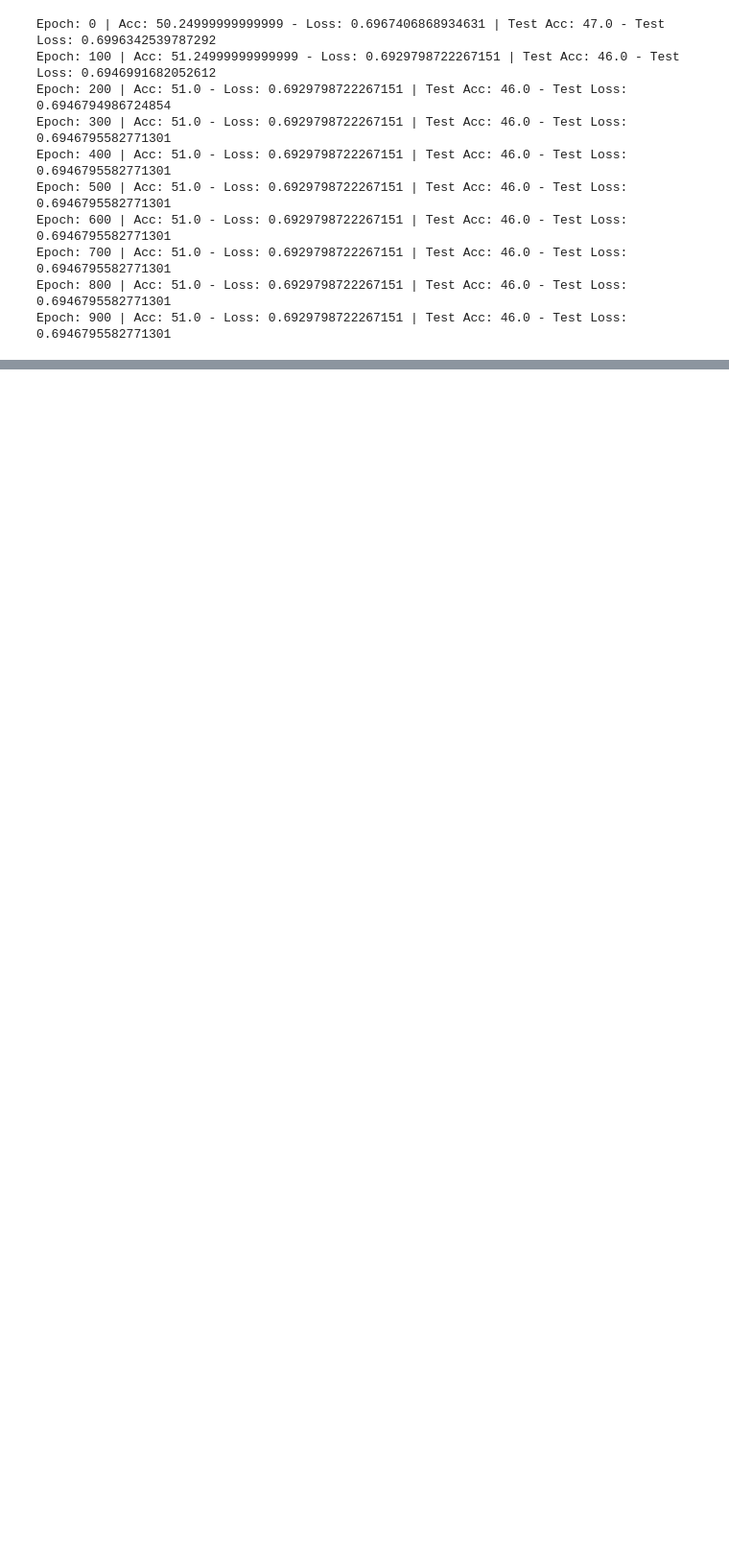
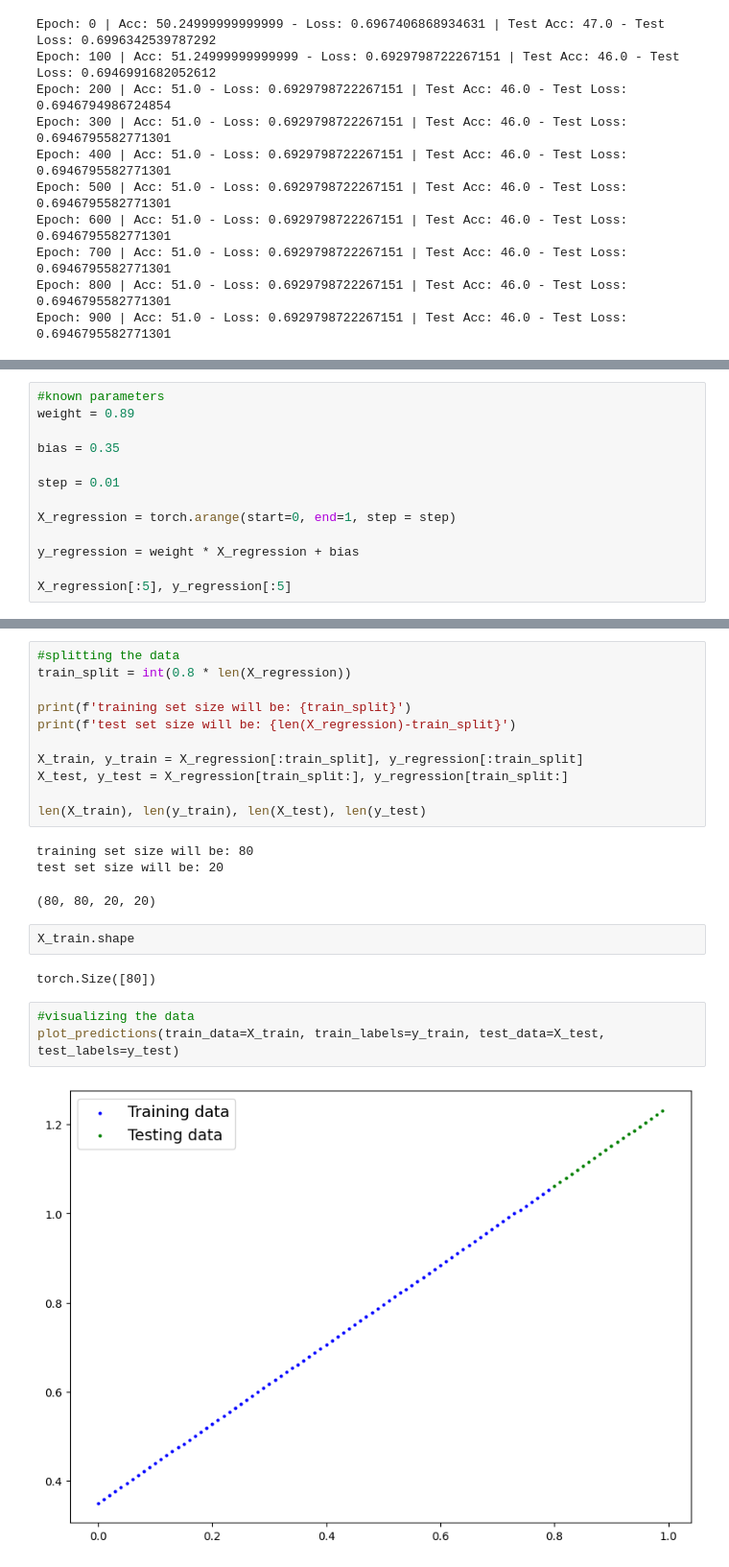
Before and after one commit to karthikbharadhwajKB/Pytorch, a Jupyter notebook: 02_Classification.ipynb, the cells around one changed output, grey strips where cells are left out. Shown at 96% size. Drawn from its saved outputs; the diff is of its cells as text; blank space fills up the shorter version.

```diff
--- a/02_Classification.ipynb
+++ b/02_Classification.ipynb
@@ -692,0 +703,13 @@ Epoch: 900 | Acc: 51.0 - Loss: 0.6929798722267151 | Test Acc: 46.0 - Test Loss:
+# %%
+#known parameters
+weight = 0.89
+
+bias = 0.35
+
+step = 0.01
+
+X_regression = torch.arange(start=0, end=1, step = step)
+
+y_regression = weight * X_regression + bias
+
+X_regression[:5], y_regression[:5]
@@ -692,0 +723,24 @@ Epoch: 900 | Acc: 51.0 - Loss: 0.6929798722267151 | Test Acc: 46.0 - Test Loss:
+# %%
+#splitting the data
+train_split = int(0.8 * len(X_regression))
+
+print(f'training set size will be: {train_split}')
+print(f'test set size will be: {len(X_regression)-train_split}')
+
+X_train, y_train = X_regression[:train_split], y_regression[:train_split]
+X_test, y_test = X_regression[train_split:], y_regression[train_split:]
+
+len(X_train), len(y_train), len(X_test), len(y_test)
+# %% [output]
+training set size will be: 80
+test set size will be: 20
+(80, 80, 20, 20)
+# %%
+X_train.shape
+# %% [output]
+torch.Size([80])
+# %%
+#visualizing the data
+plot_predictions(train_data=X_train, train_labels=y_train, test_data=X_test, test_labels=y_test)
+# %% [output]
+[figure, added]
```
Also changed, not shown: parts of 62 cells of this notebook.
